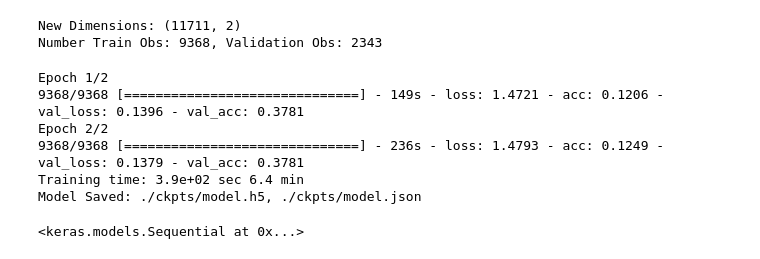
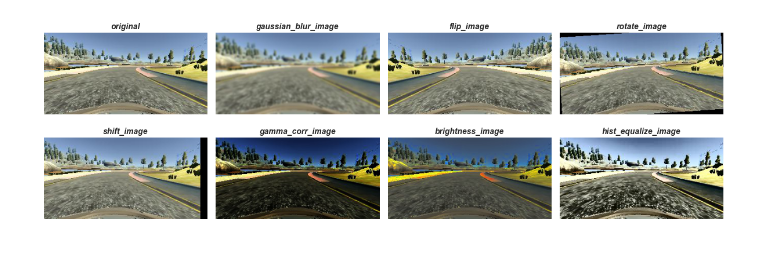
Before and after one commit to akamlani/selfdrivingcar, a Jupyter notebook: assignments/CarND-Behavioral-Cloning-P3/behavioral-cloning.ipynb, the cells around one changed output. Cells and saved outputs as stored; diff of their text form; code cells hidden in the pictures.

Commit message:
update behavioral cloning project per intial nvidia, comma.ai models

```diff
--- a/assignments/CarND-Behavioral-Cloning-P3/behavioral-cloning.ipynb
+++ b/assignments/CarND-Behavioral-Cloning-P3/behavioral-cloning.ipynb
@@ -89,27 +111,14 @@ _ = plot_steering_dist(df_drive_shift)
-# %%
-# partition into train/test split
-df_drive_samples = du.combine_dataset(df_drive_shift)
-print("New Dimensions: {}".format(df_drive_samples.shape))
-nu.partition_samples(df_drive_samples)
-X_train, y_train, X_val, y_val = nu.load_partitions()
-train, validation = ((X_train, y_train), (X_val, y_val))
-# Define Model
-params={'dropout_proba': 0.25}
-model = mu.create_model(learning_rate=1e-4, loss_metric='mse', **params)
-mu.save_architecture(model)
-#model.summary()
-# %% [output]
-New Dimensions: (11711, 2)
-Number Train Obs: 9368, Validation Obs: 2343
-# %%
-# Train the model w/generators
-params = {'num_epochs': 2, 'batch_size': 64}
-mu.train(train, validation, model, **params)
-# %% [output]
-Epoch 1/2
-9368/9368 [==============================] - 149s - loss: 1.4721 - acc: 0.1206 - val_loss: 0.1396 - val_acc: 0.3781
-Epoch 2/2
-9368/9368 [==============================] - 236s - loss: 1.4793 - acc: 0.1249 - val_loss: 0.1379 - val_acc: 0.3781
-Training time: 3.9e+02 sec 6.4 min
-Model Saved: ./ckpts/model.h5, ./ckpts/model.json
-<keras.models.Sequential at 0x...>
+# %%
+fig, ax = plt.subplots(2,4, figsize=(12,4))
+df_center = df_sim_shift[df_sim_shift.steering == 0.0].reset_index(drop=True)
+rand_idx  = np.random.randint(len(df_center))
+fname, steer = df_center.ix[rand_idx].center, df_center.ix[rand_idx].steering
+
+samples = da.aug_sample(fname, steer)
+for axi, (data, steer_aug, title) in zip(ax.flatten(), samples):
+    axi.imshow(mpimg.imread(data))
+    set_axi_opts(axi, **{'title': title})
+plt.tight_layout()
+fig.savefig('./images/augmentation.png', transparent=False, bbox_inches='tight')
+# %% [output]
+[figure, added]
```
Also changed, not shown: parts of 6 cells of this notebook, 13 other files.
